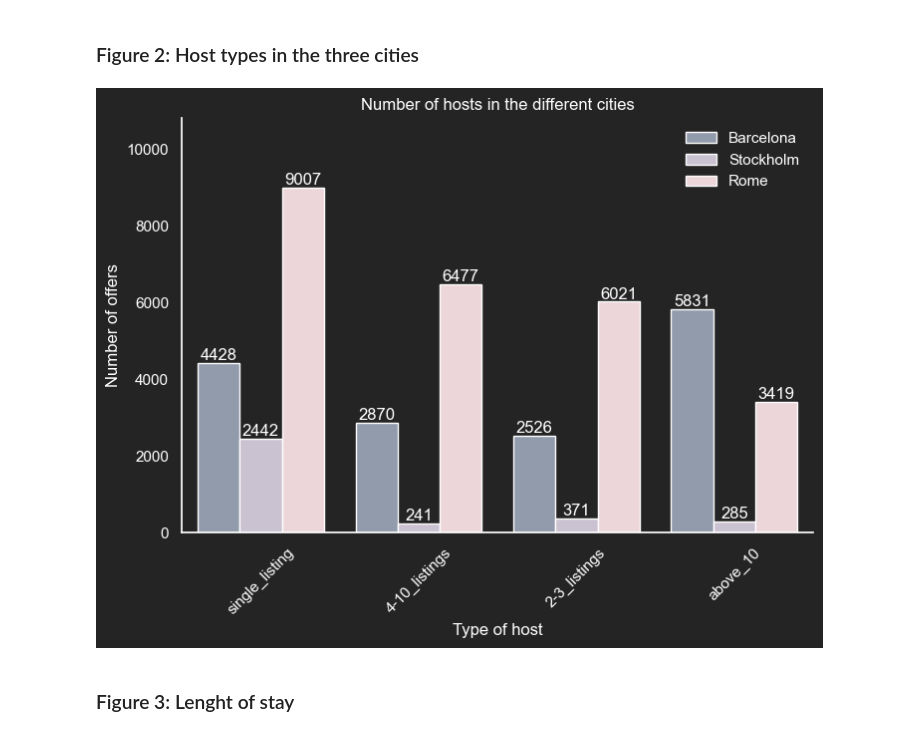
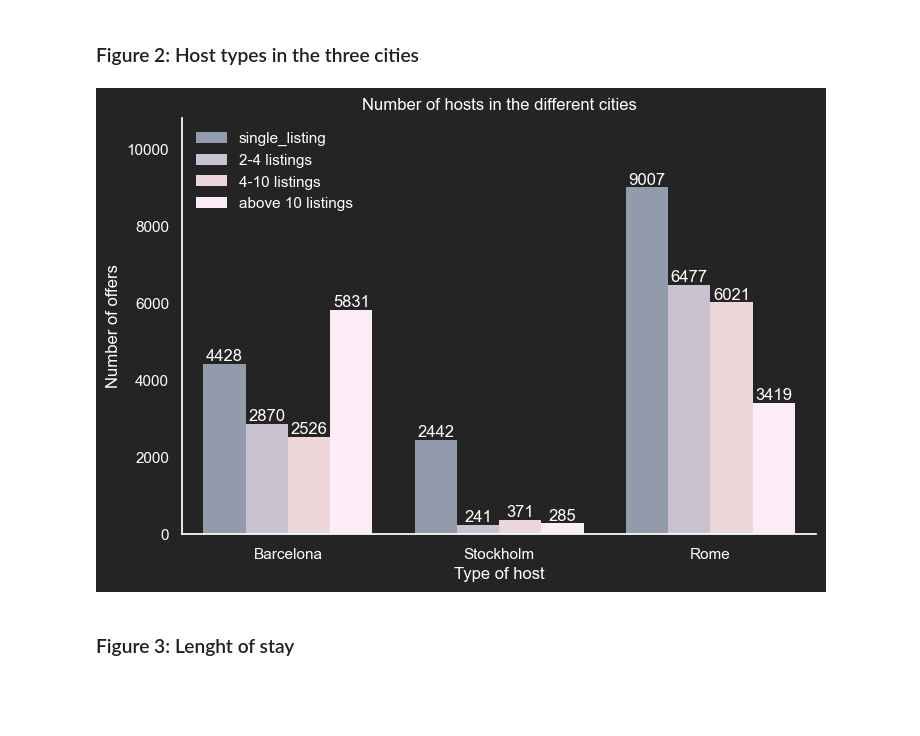
Before and after one commit to scheinmensch/Infringement_Detection_on_Airbnb, a Jupyter notebook: Visualization_3cities.ipynb, the cells around one changed output. Drawn from its saved outputs; the diff is of its cells as text; code cells hidden in the pictures; blank space fills up the shorter version.

```diff
--- a/Visualization_3cities.ipynb
+++ b/Visualization_3cities.ipynb
@@ -128,6 +156,12 @@ df_rome_part.head()
 | 2 | 137044 | 670337 | Entire home/apt | $216.00 | 3 | single_listing | ROM |
 | 3 | 137157 | 486866 | Entire home/apt | $175.00 | 3 | 4-10_listings | ROM |
 | 4 | 259075 | 1311777 | Entire home/apt | $202.00 | 3 | 2-3_listings | ROM |
+# %%
+df_rome_part['price'] = df_rome_part['price'].str[1:]
+# %%
+df_rome_part['price'] = df_rome_part['price'].str.replace(',', '')
+# %%
+df_rome_part['price'] = pd.to_numeric(df_rome_part['price'])
 # %%
 df_3 = pd.concat([df_bcn_part, df_sthlm_part, df_rome_part], axis=0)
 # %%
@@ -201,0 +256,31 @@ g.fig.set_size_inches(8,5);
+# %%
+# set the background color to #242424
+sns.set(rc={'axes.facecolor':'#242424', 'figure.facecolor':'#242424'})
+
+# plot the data with a categorical plot
+g = sns.histplot(x = 'city' , hue = 'room_type', stat='count', weights= 'percentage', multiple = 'stack', data = plot, legend = '', palette = c, shrink = 0.5, edgecolor = "none")
+titel = plt.title('Percentage of accomodation in the different cities')
+legend = plt.legend(['Shared room', 'Hotel room', 'Private room', 'Entire home/apt'], loc=0, frameon=False)
+for text in legend.get_texts():
+    text.set_color("white")
+
+# change axes labels and ticks to white
+xlabel = plt.xlabel('Type of accomodation')
+ylabel = plt.ylabel('Percentage of offers')
+
+xlabel.set_color("white")
+ylabel.set_color("white")
+
+xtick = plt.xticks(rotation=0, color='white')
+g.set_xticklabels(['Barcelona','Stockholm','Rome'])
+ytick = plt.yticks(color="white")
+
+titel.set_color("white")
+
+# Turns off grid on the left Axis.
+g.grid(False)
+
+# set figure size in inches
+#g.fig.set_size_inches(8,5);
+sns.despine();
+#g = sns.histplot(x = 'city' , hue = 'room_type', weights= 'percentage', multiple = 'stack', data=plot, shrink = 0.7, color = c)
@@ -206,41 +295,42 @@ g.fig.set_size_inches(8,5);
 sns.set(rc={'axes.facecolor':'#242424', 'figure.facecolor':'#242424'})
 
 # plot the data with a categorical plot
-g = sns.catplot(data=df_3, kind='count', x= 'host_type', hue = 'city',  legend = '', palette = c)
+g = sns.catplot(data=df_3, kind='count', x= 'city', hue = 'host_type',  legend = '', palette = c, edgecolor = 'none')
 titel = plt.title('Number of hosts in the different cities')
-legend = plt.legend(['Barcelona', 'Stockholm', 'Rome'], loc=1, frameon=False)
+legend = plt.legend(['single_listing', '2-4 listings', '4-10 listings', 'above 10 listings'], loc=2, frameon=False)
 for text in legend.get_texts():
     text.set_color("white")
 
 # change axes labels and ticks to white
 xlabel = plt.xlabel('Type of host')
 ylabel = plt.ylabel('Number of offers')
 
 xlabel.set_color("white")
 ylabel.set_color("white")
 
-xtick = plt.xticks(rotation=45, color='white')
+xtick = plt.xticks(rotation=0, color='white')
+g.set_xticklabels(['Barcelona','Stockholm','Rome'])
 ytick = plt.yticks(color="white")
 
 titel.set_color("white")
 
 # iterate through axes
 for ax in g.axes.ravel():
 
     # add annotations to all bars on the graph
     for label in ax.containers:
         # add custom labels with the labels=labels parameter if needed
         # labels = [f'{h}' if (h := v.get_height()) > 0 else '' for v in c]
         ax.bar_label(label, label_type='edge', color = "white")
     ax.margins(y=0.2)
 
 # Turns off grid on the left Axis.
 ax.grid(False)
 
 # set figure size in inches
 g.fig.set_size_inches(8,5);
 # %% [output]
-[figure, old version]
+[figure, new version]
 # %% [markdown]
 ### Figure 3: Lenght of stay
 # %% [markdown]
```
Also changed, not shown: parts of 31 cells of this notebook.
